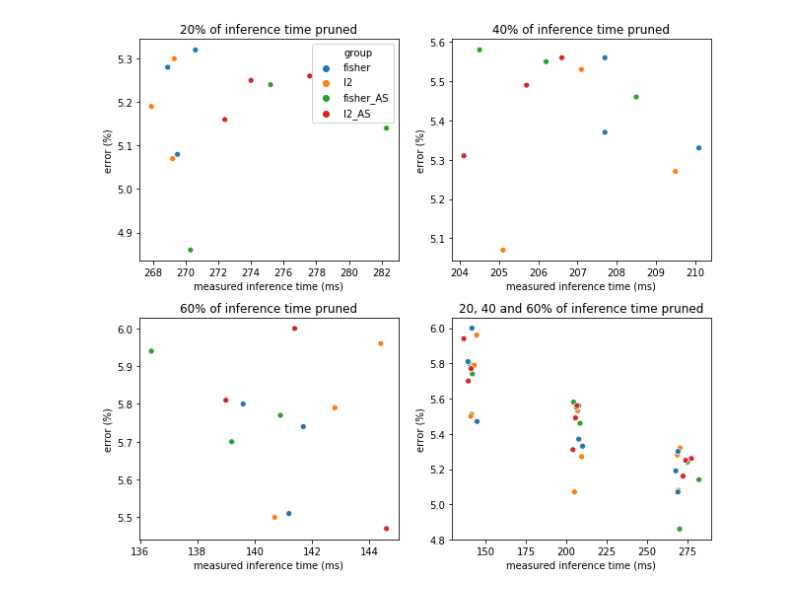
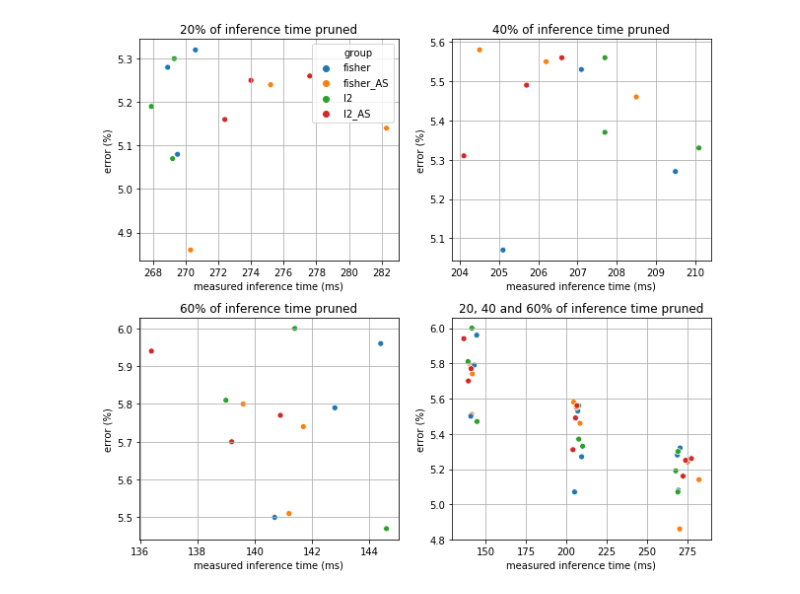
Before and after one commit to NatGr/Master_Thesis, a Jupyter notebook: NetAdapt/visualize.ipynb, the cells around one changed output. Saved outputs shown, nothing was run; the diff lists cells and outputs as text; code cells hidden in the pictures.

```diff
--- a/NetAdapt/visualize.ipynb
+++ b/NetAdapt/visualize.ipynb
@@ -14,9 +12,9 @@ TO_PLOT = 'NetAdapt_variations'
 # %%
-results = pd.read_csv('NetAdapt_variations.csv')
+results = pd.read_csv('pruning_methods.csv')
 results['table_time'] = results['table_time'] * 1000
 results['measured_time'] = results['measured_time'] * 1000
-results_NA['method'] = results.method.astype('category')
-results_NA['group'] = results.group.astype('category')
+results['method'] = results.method.astype('category')
+results['group'] = results.group.astype('category')
 
 results.head()
 # %% [output]
@@ -84,29 +83,33 @@ results_NA_06 = results_NA[results_NA.file_name.apply(lambda x: x in group_6)]
 # %%
 fig, ax = plt.subplots(2, 2, figsize=(9, 8))
 sns.scatterplot(x="measured_time", y="retrain_scratch", data=results_NA_02, hue='group',
                 legend='brief', ax=ax[0, 0])
 ax[0, 0].set_title('20% of inference time pruned')
 ax[0, 0].set_xlabel('measured inference time (ms)')
 ax[0, 0].set_ylabel('error (%)')
+ax[0, 0].grid(True)
 sns.scatterplot(x="measured_time", y="retrain_scratch", data=results_NA_04, hue='group',
                 legend=False, ax=ax[0, 1])
 ax[0, 1].set_title('40% of inference time pruned')
 ax[0, 1].set_xlabel('measured inference time (ms)')
 ax[0, 1].set_ylabel('error (%)')
+ax[0, 1].grid(True)
 sns.scatterplot(x="measured_time", y="retrain_scratch", data=results_NA_06, hue='group',
                 legend=False, ax=ax[1, 0])
 ax[1, 0].set_title('60% of inference time pruned')
 ax[1, 0].set_xlabel('measured inference time (ms)')
 ax[1, 0].set_ylabel('error (%)')
+ax[1, 0].grid(True)
 sns.scatterplot(x="measured_time", y="retrain_scratch", data=results_NA, hue='group',
                 legend=False, ax=ax[1, 1])
 ax[1, 1].set_title('20, 40 and 60% of inference time pruned')
 ax[1, 1].set_xlabel('measured inference time (ms)')
 ax[1, 1].set_ylabel('error (%)')
+ax[1, 1].grid(True)
 plt.tight_layout()  # so as to avoid overlaps
 plt.show()
 # %% [output]
-[figure, old version]
+[figure, new version]
 # %%
 if False:
     plt.savefig("fisher_l2_allow_small.pdf")
```
Also changed, not shown: parts of 6 cells of this notebook, 1 other file.
